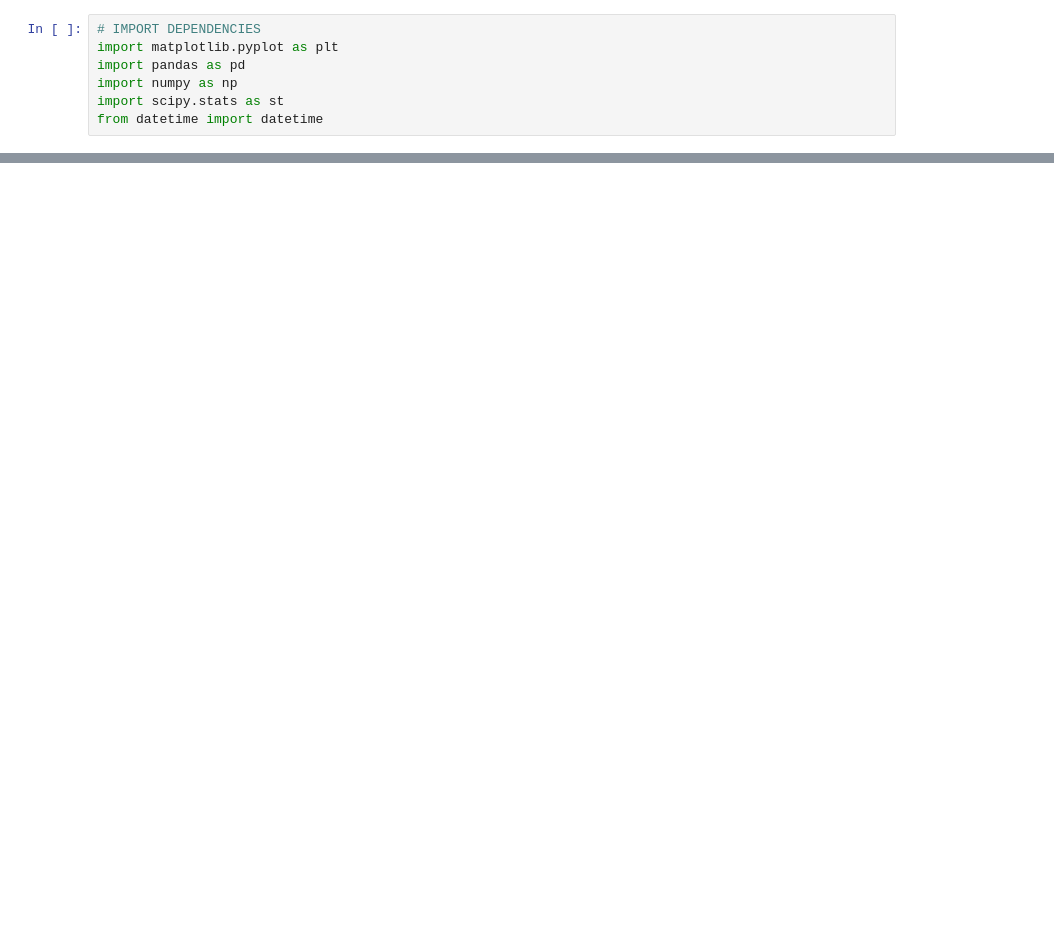
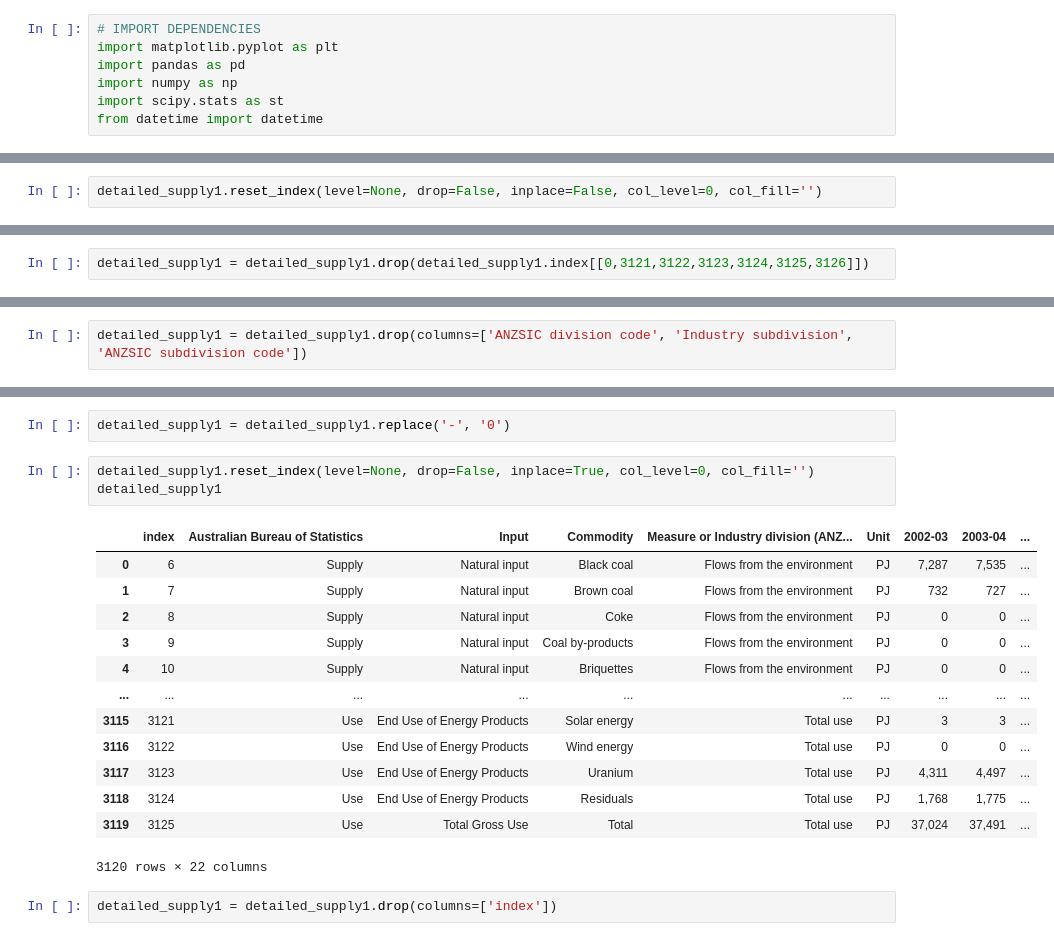
Before and after one commit to natalieddavies/FinalProject, a Jupyter notebook: datasets/cleaning.ipynb, the cells around one changed output, grey strips where cells are left out. Cells and saved outputs as stored; diff of their text form; blank space fills up the shorter version.

```diff
--- a/datasets/cleaning.ipynb
+++ b/datasets/cleaning.ipynb
@@ -27,0 +89,2 @@ FileNotFoundError: [Errno 2] File AusEnergyStocks.csv does not exist: 'AusEnergy
+# %%
+detailed_supply1.reset_index(level=None, drop=False, inplace=False, col_level=0, col_fill='')
@@ -27,0 +105,2 @@ FileNotFoundError: [Errno 2] File AusEnergyStocks.csv does not exist: 'AusEnergy
+# %%
+detailed_supply1 = detailed_supply1.drop(detailed_supply1.index[[0,3121,3122,3123,3124,3125,3126]])
@@ -27,0 +123,2 @@ FileNotFoundError: [Errno 2] File AusEnergyStocks.csv does not exist: 'AusEnergy
+# %%
+detailed_supply1 = detailed_supply1.drop(columns=['ANZSIC division code', 'Industry subdivision', 'ANZSIC subdivision code'])
@@ -27,0 +141,21 @@ FileNotFoundError: [Errno 2] File AusEnergyStocks.csv does not exist: 'AusEnergy
+# %%
+detailed_supply1 = detailed_supply1.replace('-', '0')
+# %%
+detailed_supply1.reset_index(level=None, drop=False, inplace=True, col_level=0, col_fill='')
+detailed_supply1
+# %% [output]
+|  | index | Australian Bureau of Statistics | Input | Commodity | Measure or Industry division (ANZ... | Unit | 2002-03 | 2003-04 | ... |
+| 0 | 6 | Supply | Natural input | Black coal | Flows from the environment | PJ | 7,287 | 7,535 | ... |
+| 1 | 7 | Supply | Natural input | Brown coal | Flows from the environment | PJ | 732 | 727 | ... |
+| 2 | 8 | Supply | Natural input | Coke | Flows from the environment | PJ | 0 | 0 | ... |
+| 3 | 9 | Supply | Natural input | Coal by-products | Flows from the environment | PJ | 0 | 0 | ... |
+| 4 | 10 | Supply | Natural input | Briquettes | Flows from the environment | PJ | 0 | 0 | ... |
+| ... | ... | ... | ... | ... | ... | ... | ... | ... | ... |
+| 3115 | 3121 | Use | End Use of Energy Products | Solar energy | Total use | PJ | 3 | 3 | ... |
+| 3116 | 3122 | Use | End Use of Energy Products | Wind energy | Total use | PJ | 0 | 0 | ... |
+| 3117 | 3123 | Use | End Use of Energy Products | Uranium | Total use | PJ | 4,311 | 4,497 | ... |
+| 3118 | 3124 | Use | End Use of Energy Products | Residuals | Total use | PJ | 1,768 | 1,775 | ... |
+| 3119 | 3125 | Use | Total Gross Use | Total | Total use | PJ | 37,024 | 37,491 | ... |
+3120 rows × 22 columns
+# %%
+detailed_supply1 = detailed_supply1.drop(columns=['index'])
```
Also changed, not shown: parts of 28 cells of this notebook, 1 other file.
